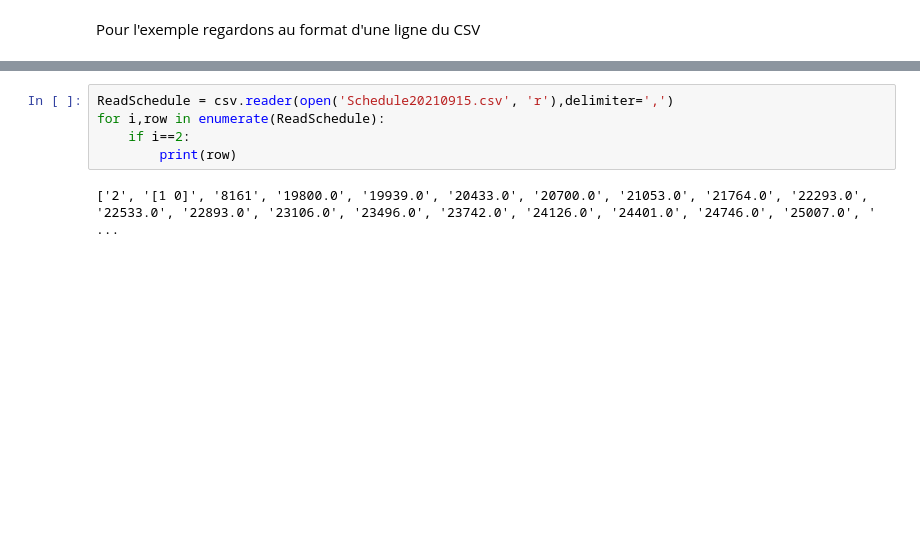
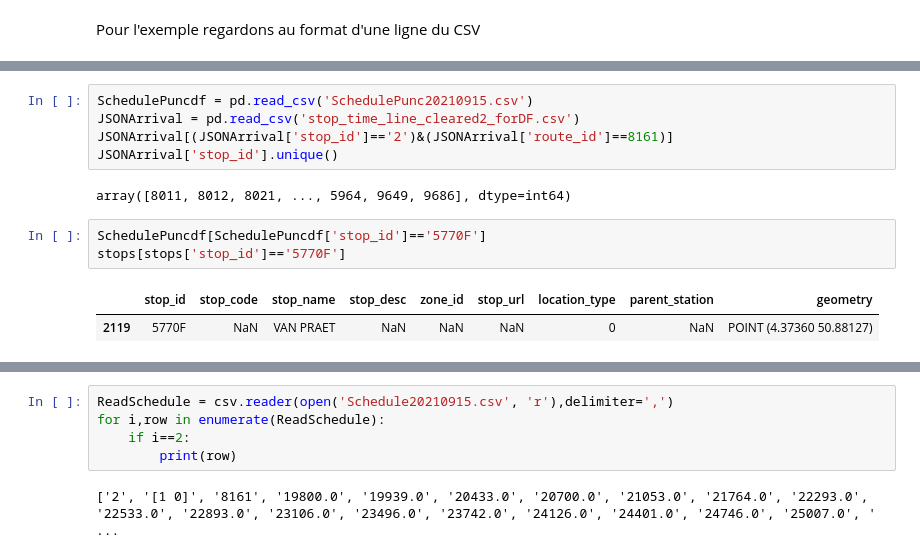
Before and after one commit to Hosx/Project-Stib-Data-Mining, a Jupyter notebook: ComputationEWT.ipynb, the cells around one changed output, grey strips where cells are left out. Drawn from its saved outputs; the diff is of its cells as text; blank space fills up the shorter version.

```diff
--- a/ComputationEWT.ipynb
+++ b/ComputationEWT.ipynb
@@ -269,0 +351,13 @@ Pour l'exemple regardons au format d'une ligne du CSV
+# %%
+SchedulePuncdf = pd.read_csv('SchedulePunc20210915.csv')
+JSONArrival = pd.read_csv('stop_time_line_cleared2_forDF.csv')
+JSONArrival[(JSONArrival['stop_id']=='2')&(JSONArrival['route_id']==8161)]
+JSONArrival['stop_id'].unique()
+# %% [output]
+array([8011, 8012, 8021, ..., 5964, 9649, 9686], dtype=int64)
+# %%
+SchedulePuncdf[SchedulePuncdf['stop_id']=='5770F']
+stops[stops['stop_id']=='5770F']
+# %% [output]
+|  | stop_id | stop_code | stop_name | stop_desc | zone_id | stop_url | location_type | parent_station | geometry |
+| 2119 | 5770F | NaN | VAN PRAET | NaN | NaN | NaN | 0 | NaN | POINT (4.37360 50.88127) |
```
Also changed, not shown: parts of 9 cells of this notebook, 5 other files.
